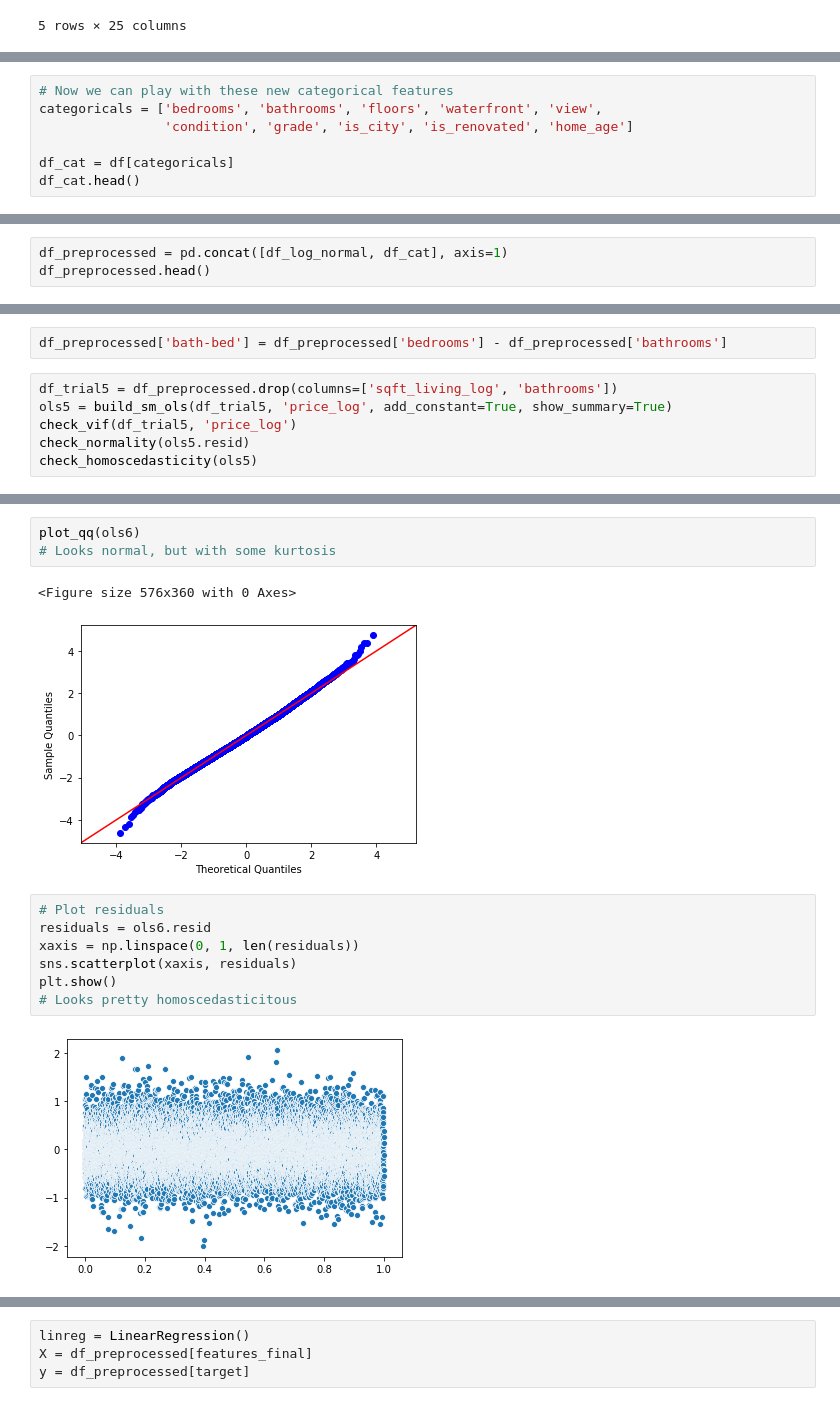
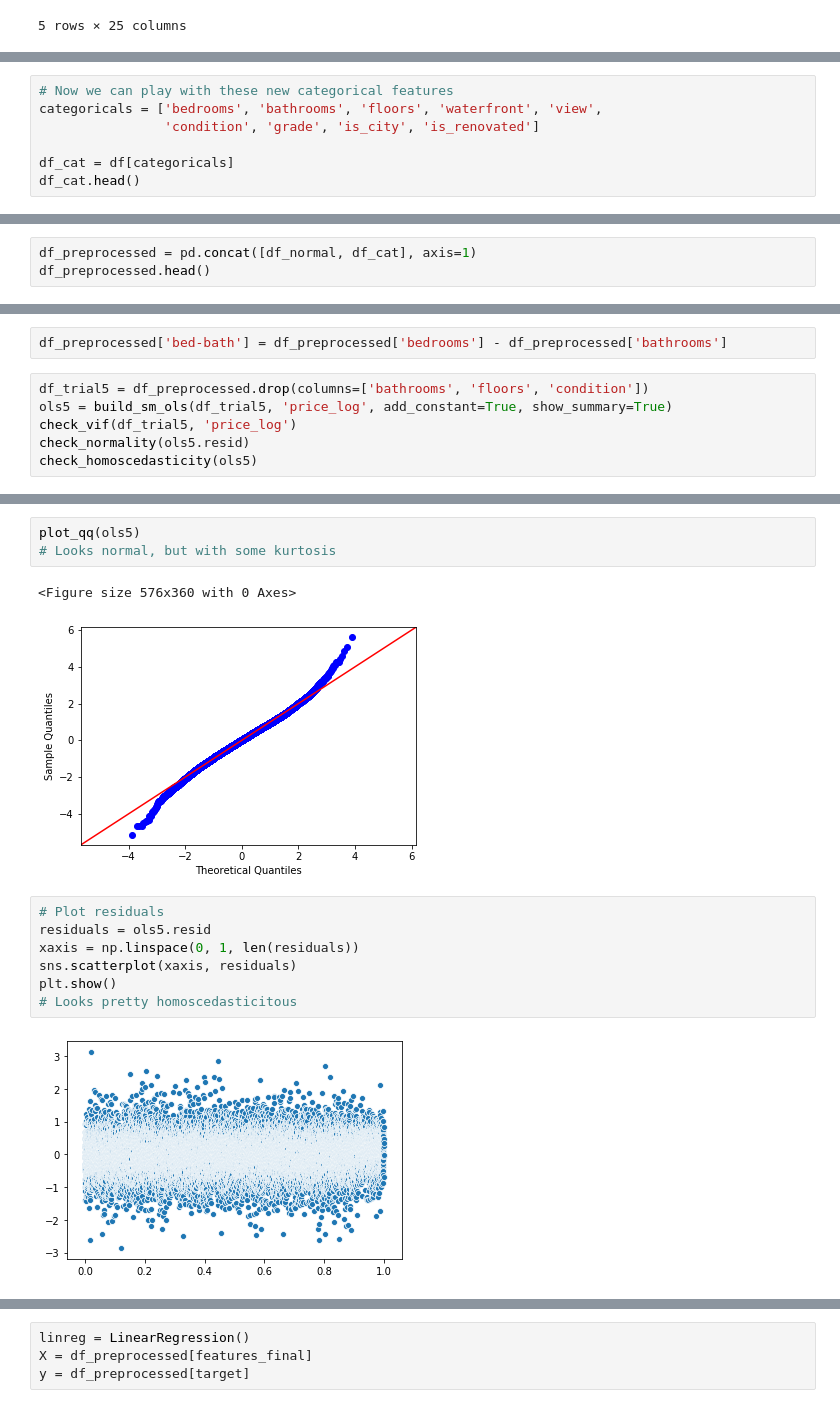
Before and after one commit to tiaplagata/dsc-phase-2-project-online, a Jupyter notebook: notebooks/Linear_Regression_Workbook.ipynb, the cells around one changed output, grey strips where cells are left out. Saved outputs shown, nothing was run; the diff lists cells and outputs as text.

```diff
--- a/notebooks/Linear_Regression_Workbook.ipynb
+++ b/notebooks/Linear_Regression_Workbook.ipynb
@@ -374,7 +386,7 @@ df.head()
 # %%
 # Now we can play with these new categorical features
 categoricals = ['bedrooms', 'bathrooms', 'floors', 'waterfront', 'view',
-                'condition', 'grade', 'is_city', 'is_renovated', 'home_age']
+                'condition', 'grade', 'is_city', 'is_renovated']
 
 df_cat = df[categoricals]
 df_cat.head()
@@ -388,4 +400,4 @@ df_cat.head()
 # %%
-df_preprocessed = pd.concat([df_log_normal, df_cat], axis=1)
+df_preprocessed = pd.concat([df_normal, df_cat], axis=1)
 df_preprocessed.head()
 # %% [output]
@@ -474,7 +488,7 @@ plot_corr(df_trial4)
 # %%
-df_preprocessed['bath-bed'] = df_preprocessed['bedrooms'] - df_preprocessed['bathrooms']
+df_preprocessed['bed-bath'] = df_preprocessed['bedrooms'] - df_preprocessed['bathrooms']
 # %%
-df_trial5 = df_preprocessed.drop(columns=['sqft_living_log', 'bathrooms'])
+df_trial5 = df_preprocessed.drop(columns=['bathrooms', 'floors', 'condition'])
 ols5 = build_sm_ols(df_trial5, 'price_log', add_constant=True, show_summary=True)
 check_vif(df_trial5, 'price_log')
 check_normality(ols5.resid)
@@ -537,18 +521,18 @@ plt.show()
 # %%
-plot_qq(ols6)
+plot_qq(ols5)
 # Looks normal, but with some kurtosis
 # %% [output]
 <Figure size 576x360 with 0 Axes>
-[figure, old version]
+[figure, new version]
 # %%
 # Plot residuals
-residuals = ols6.resid
+residuals = ols5.resid
 xaxis = np.linspace(0, 1, len(residuals))
 sns.scatterplot(xaxis, residuals)
 plt.show()
 # Looks pretty homoscedasticitous
 # %% [output]
-[figure, old version]
+[figure, new version]
 # %%
 # Let's check for normal distribution for a random sample of our data since the number of observations in this data
 # set is so high (20,000+)
```
Also changed, not shown: parts of 48 cells of this notebook, 3 other files.
